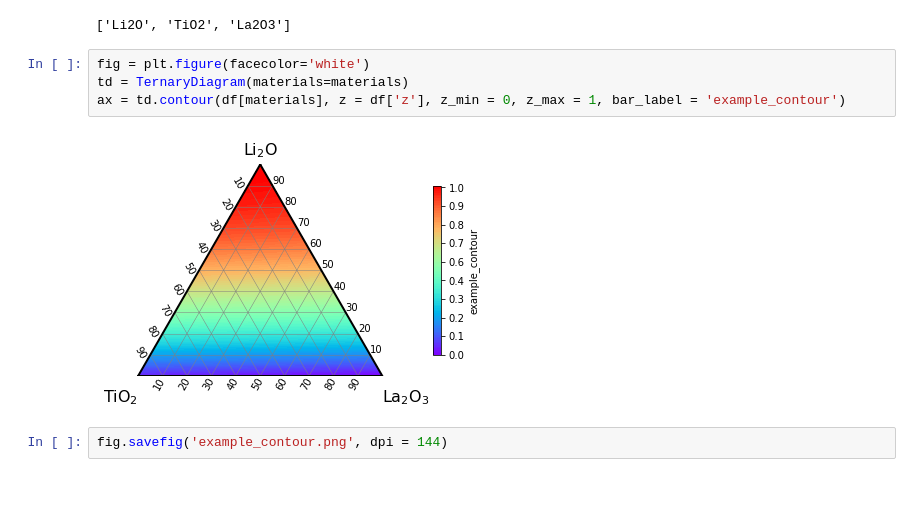
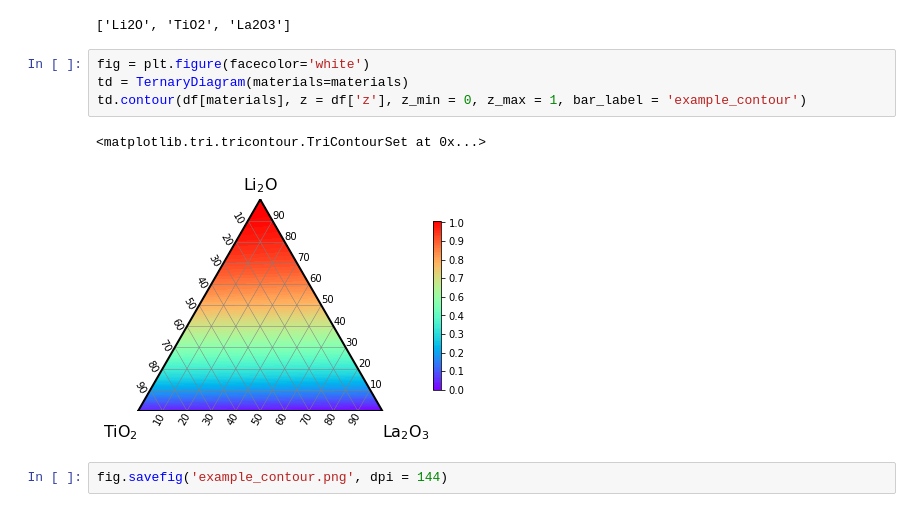
Before and after one commit to yu9824/ternary_diagram, a Jupyter notebook: example/contour/example_contour.ipynb, the cells around one changed output. Cells and saved outputs as stored; diff of their text form.

Commit message:
Update examples.

```diff
--- a/example/contour/example_contour.ipynb
+++ b/example/contour/example_contour.ipynb
@@ -24,8 +24,9 @@ materials
 # %%
 fig = plt.figure(facecolor='white')
 td = TernaryDiagram(materials=materials)
-ax = td.contour(df[materials], z = df['z'], z_min = 0, z_max = 1, bar_label = 'example_contour')
+td.contour(df[materials], z = df['z'], z_min = 0, z_max = 1, bar_label = 'example_contour')
 # %% [output]
+<matplotlib.tri.tricontour.TriContourSet at 0x...>
-[figure, old version]
+[figure, new version]
 # %%
 fig.savefig('example_contour.png', dpi = 144)
```
Also changed, not shown: 6 other files.
